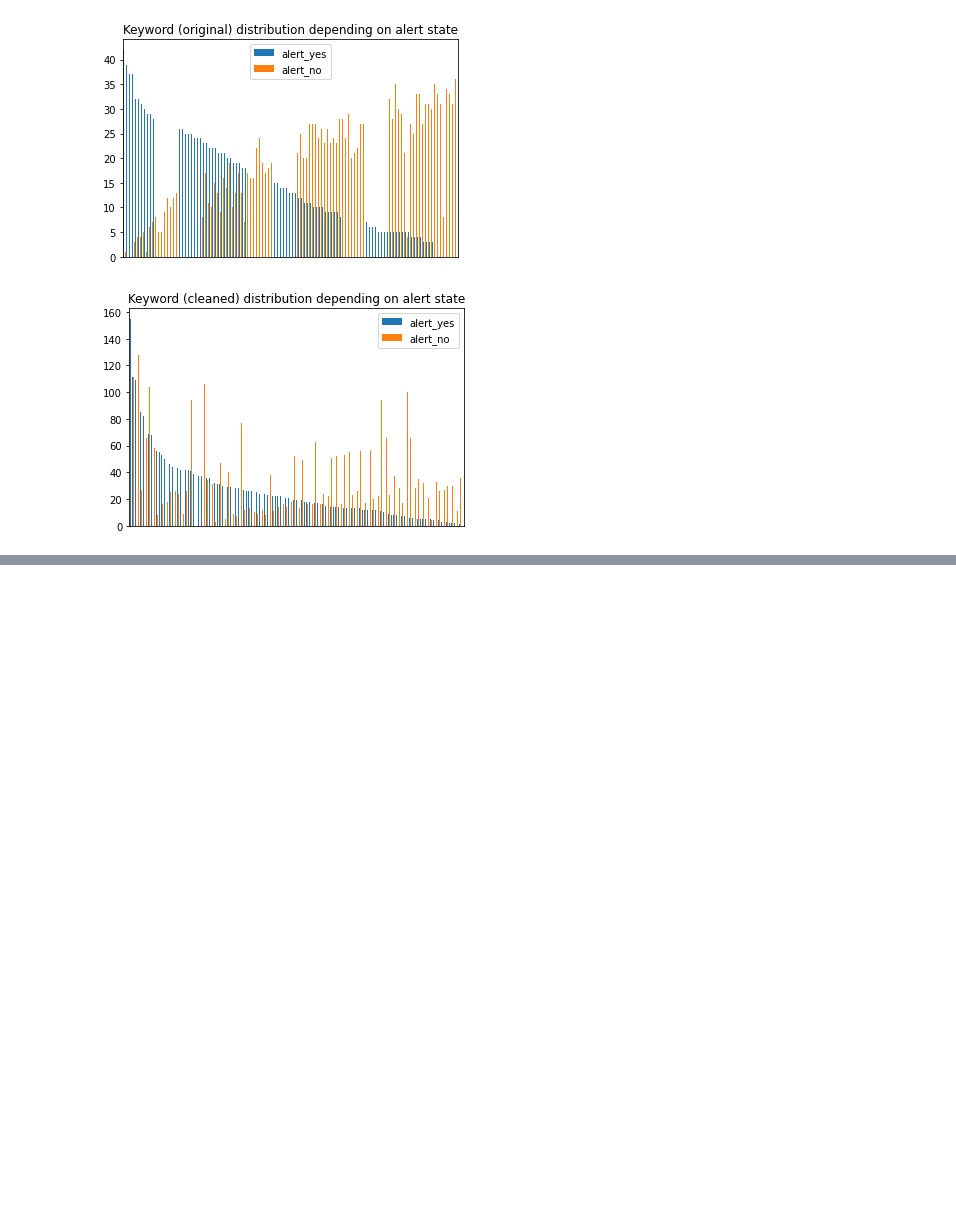
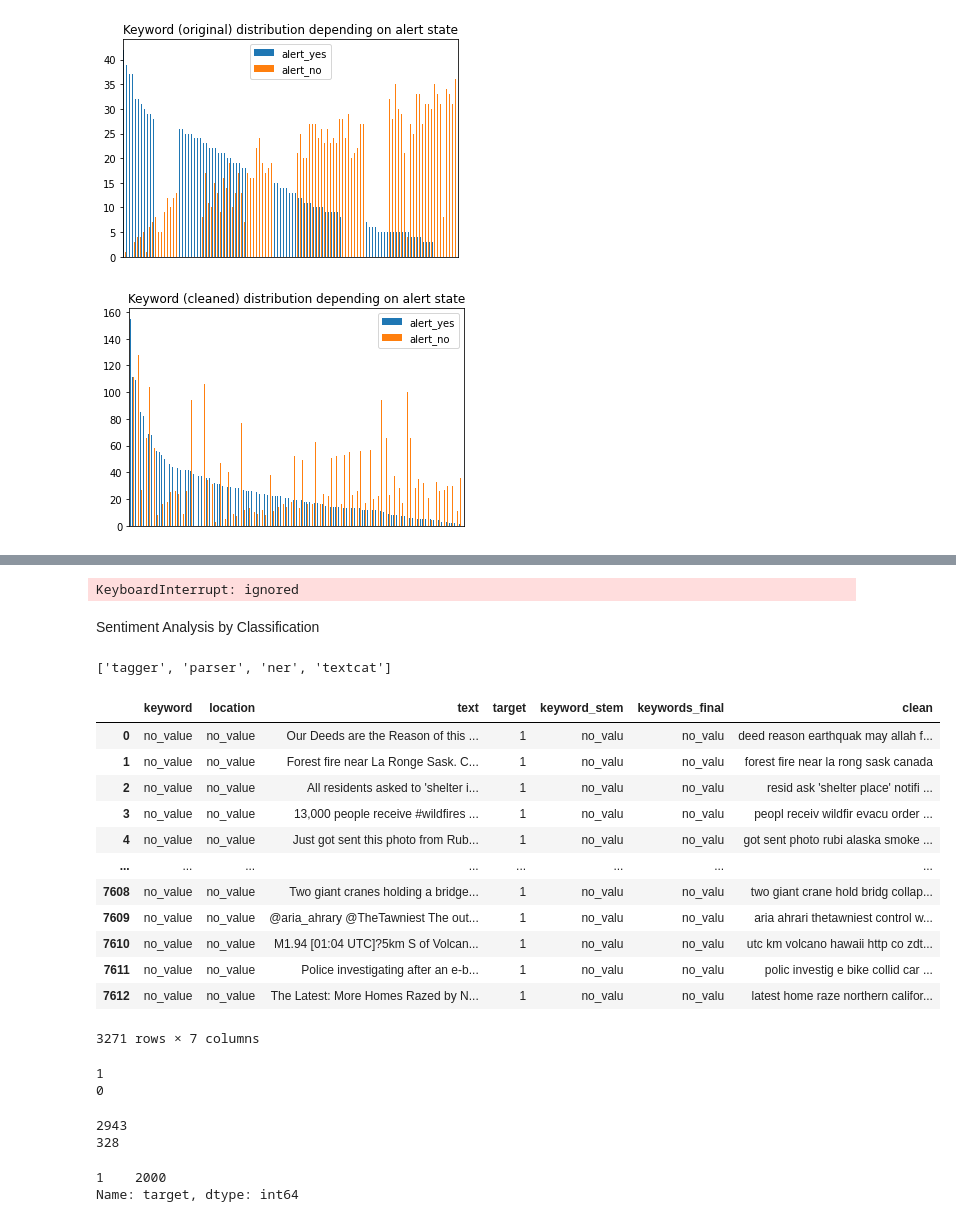
Before and after one commit to julia105/NLP-Project, a Jupyter notebook: Fire.ipynb, the cells around one changed output, grey strips where cells are left out. Saved outputs shown, nothing was run; the diff lists cells and outputs as text; code cells hidden in the pictures; blank space fills up the shorter version.

```diff
--- a/Fire.ipynb
+++ b/Fire.ipynb
@@ -270,0 +620,64 @@ plt.show()
+# %%
+from spacy import displacy
+
+displacy.render(doc, style="ent", jupyter=True)
+# %% [output]
+KeyboardInterrupt: ignored
+# %% [markdown]
+Sentiment Analysis by Classification
+# %%
+# pipeline
+nlp.add_pipe(nlp.create_pipe("textcat"))
+nlp.pipe_names
+# %% [output]
+['tagger', 'parser', 'ner', 'textcat']
+# %%
+# discretizing 1 = True (Positive), 0 = False (Negative)
+sent_df=pd.DataFrame()
+sent_df = df[df["target"] > 0]
+# %%
+'''
+# discretizing sentiment, 4 = True (Positive), 0 = False (Negative)
+sent_df["Sentiment"] = sent_df["Sentiment"] > 0
+'''
+# %%
+sent_df
+# %% [output]
+|  | keyword | location | text | target | keyword_stem | keywords_final | clean |
+| 0 | no_value | no_value | Our Deeds are the Reason of this ... | 1 | no_valu | no_valu | deed reason earthquak may allah f... |
+| 1 | no_value | no_value | Forest fire near La Ronge Sask. C... | 1 | no_valu | no_valu | forest fire near la rong sask canada |
+| 2 | no_value | no_value | All residents asked to 'shelter i... | 1 | no_valu | no_valu | resid ask 'shelter place' notifi ... |
+| 3 | no_value | no_value | 13,000 people receive #wildfires ... | 1 | no_valu | no_valu | peopl receiv wildfir evacu order ... |
+| 4 | no_value | no_value | Just got sent this photo from Rub... | 1 | no_valu | no_valu | got sent photo rubi alaska smoke ... |
+| ... | ... | ... | ... | ... | ... | ... | ... |
+| 7608 | no_value | no_value | Two giant cranes holding a bridge... | 1 | no_valu | no_valu | two giant crane hold bridg collap... |
+| 7609 | no_value | no_value | @aria_ahrary @TheTawniest The out... | 1 | no_valu | no_valu | aria ahrari thetawniest control w... |
+| 7610 | no_value | no_value | M1.94 [01:04 UTC]?5km S of Volcan... | 1 | no_valu | no_valu | utc km volcano hawaii http co zdt... |
+| 7611 | no_value | no_value | Police investigating after an e-b... | 1 | no_valu | no_valu | polic investig e bike collid car ... |
+| 7612 | no_value | no_value | The Latest: More Homes Razed by N... | 1 | no_valu | no_valu | latest home raze northern califor... |
+3271 rows × 7 columns
+# %%
+# labels
+textcat = nlp.get_pipe("textcat")
+print(textcat.add_label("POSITIVE"))
+print(textcat.add_label("NEGATIVE"))
+# %% [output]
+1
+0
+# %%
+from sklearn.model_selection import train_test_split
+
+train, test = train_test_split(sent_df, test_size=0.1, random_state=42)
+print(len(train))
+print(len(test))
+# %% [output]
+2943
+328
+# %%
+# falsch: nur positive ergebnisse
+n_samples = 2000 # keeping it small here, because training can take a long time
+train_sample = train.sample(n_samples).copy()
+train_sample["target"].value_counts()
+# %% [output]
+1    2000
+Name: target, dtype: int64
```
Also changed, not shown: parts of 50 cells of this notebook.
